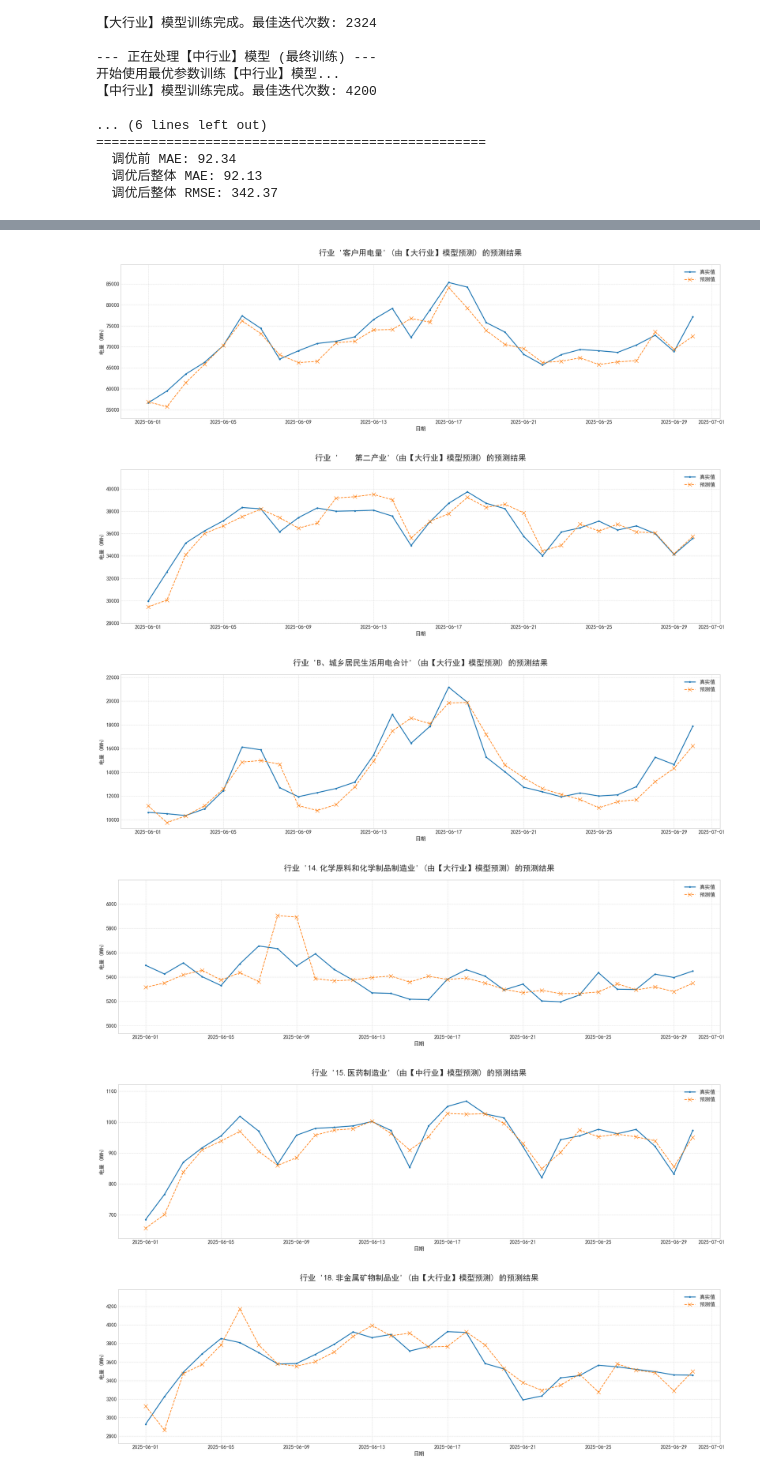
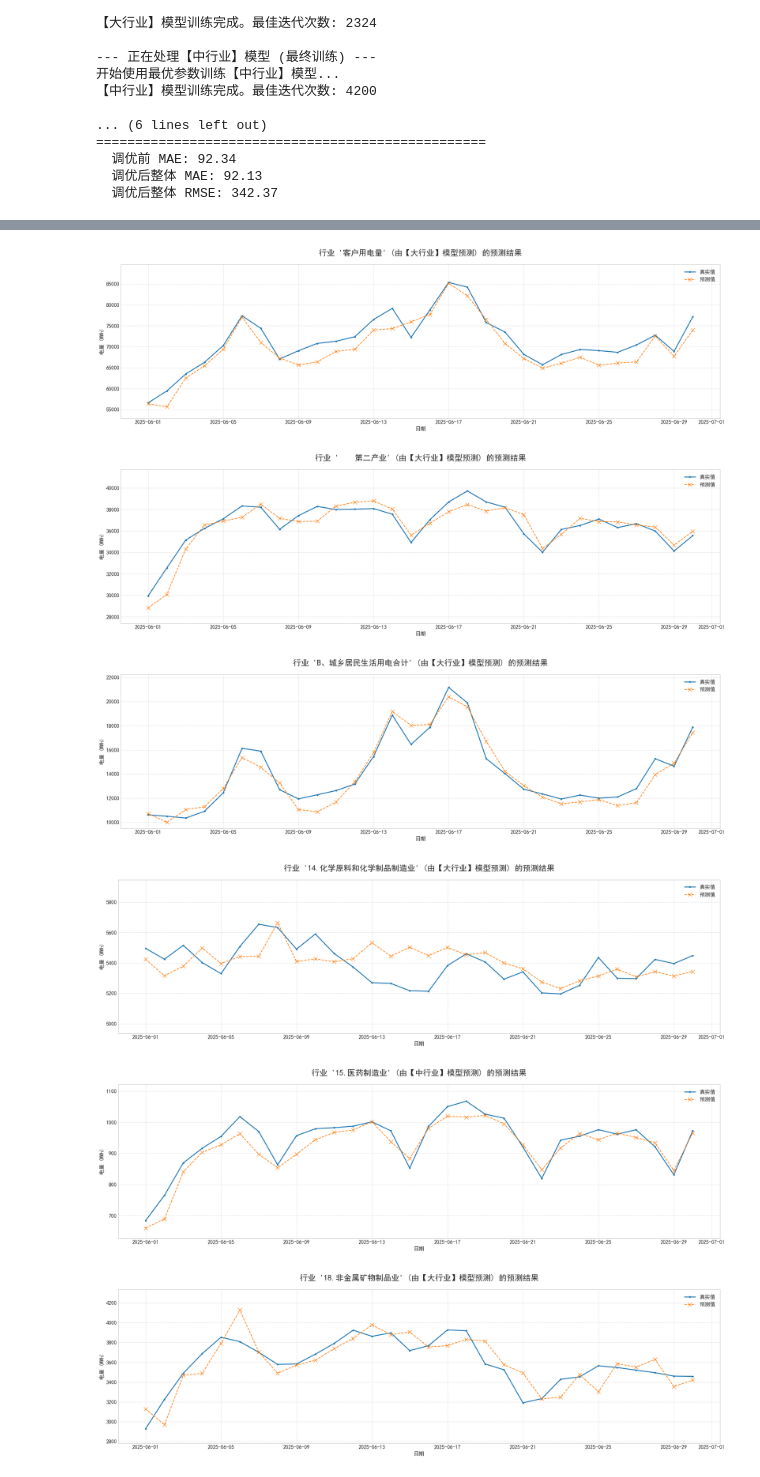
Before and after one commit to joeshuo/dailylearn, a Jupyter notebook: lightgbm模型/lightgbm分行业建模.ipynb, the cells around one changed output, grey strips where cells are left out. Saved outputs shown, nothing was run; the diff lists cells and outputs as text; code cells hidden in the pictures.

```diff
--- a/lightgbm模型/lightgbm分行业建模.ipynb
+++ b/lightgbm模型/lightgbm分行业建模.ipynb
@@ -575,8 +460,8 @@ else:
 # %%
 # --- 步骤：重点行业可视化评估 (针对分层模型结果) ---
 
-# 确认包含所有预测结果的DataFrame 'final_test_df' 已经创建
-if 'final_test_df' in locals() and not final_test_df.empty:
+# 确认包含所有预测结果的DataFrame 'final_test_df_tuned' 已经创建
+if 'final_test_df_tuned' in locals() and not final_test_df_tuned.empty:
 
     # --- 1. 定义您重点关注的行业列表 ---
     key_industries = [
@@ -596,10 +481,10 @@ if 'final_test_df' in locals() and not final_test_df.empty:
     ]
 
     # 检查您关注的行业是否都存在于测试集中
-    missing_industries = [ind for ind in key_industries if ind not in final_test_df['行业名称'].unique()]
+    missing_industries = [ind for ind in key_industries if ind not in final_test_df_tuned['行业名称'].unique()]
     if missing_industries:
         print(f"\n警告：以下您关注的行业在测试集中不存在，将被忽略: {missing_industries}")
-        key_industries = [ind for ind in key_industries if ind in final_test_df['行业名称'].unique()]
+        key_industries = [ind for ind in key_industries if ind in final_test_df_tuned['行业名称'].unique()]
 
     # --- 2. 为重点行业计算详细的评估指标 ---
     print("\n" + "="*60)
@@ -608,7 +493,7 @@ if 'final_test_df' in locals() and not final_test_df.empty:
 
     metrics_list = []
     for industry in key_industries:
-        subset = final_test_df[final_test_df['行业名称'] == industry]
+        subset = final_test_df_tuned[final_test_df_tuned['行业名称'] == industry]
         if subset.empty: continue
 
         true_values = subset[TARGET]
@@ -645,7 +530,7 @@ if 'final_test_df' in locals() and not final_test_df.empty:
     print("\n--- 重点行业预测结果可视化 ---")
 
     for industry in key_industries:
-        subset = final_test_df[final_test_df['行业名称'] == industry]
+        subset = final_test_df_tuned[final_test_df_tuned['行业名称'] == industry]
         if subset.empty: continue
 
         fig, ax = plt.subplots(figsize=(20, 6))
@@ -670,7 +555,7 @@ if 'final_test_df' in locals() and not final_test_df.empty:
         plt.show()
 
 else:
-    print("错误：未能找到名为 'final_test_df' 的DataFrame。请确保您已经成功运行了模型分层的训练代码块。")
+    print("错误：未能找到名为 'final_test_df_tuned' 的DataFrame。请确保您已经成功运行了模型分层的训练代码块。")
 # %% [output]
 ============================================================
       重点行业性能评估报告 (分层模型版)
@@ -692,8 +577,8 @@ B、城乡居民生活用电合计       大行业        883.77      1,084.69
 
 --- 重点行业预测结果可视化 ---
-[figure, old version]
+[figure, new version]
-[figure, old version]
+[figure, new version]
-[figure, old version]
+[figure, new version]
-[figure, old version]
+[figure, new version]
-[figure, old version]
+[figure, new version]
-[figure, old version]
+[figure, new version]
```
Also changed, not shown: parts of 5 cells of this notebook.
